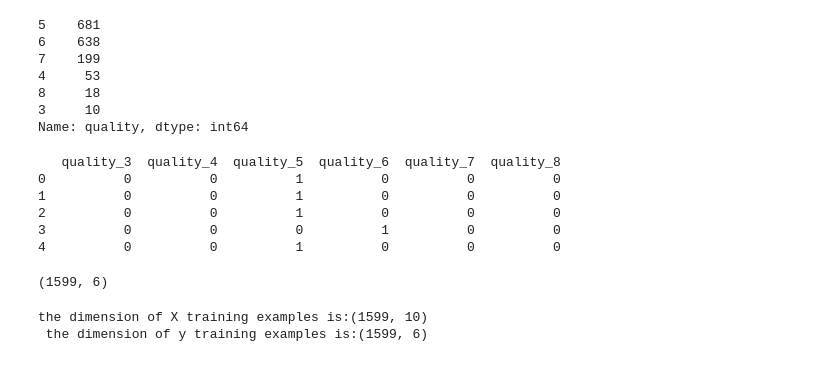
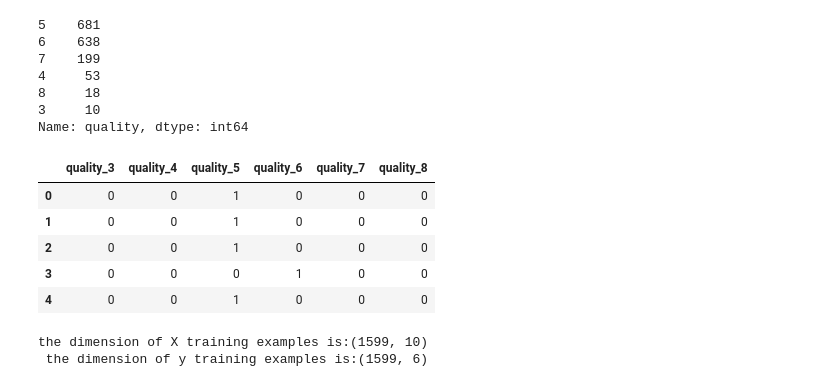
Before and after one commit to yixin0829/multi-label-wine-quality-classification, a Jupyter notebook: Wine_Quality_Classification.ipynb, the cells around one changed output. Drawn from its saved outputs; the diff is of its cells as text; code cells hidden in the pictures.

```diff
--- a/Wine_Quality_Classification.ipynb
+++ b/Wine_Quality_Classification.ipynb
@@ -221,19 +257,15 @@ Name: quality, dtype: int64
 # %%
 # instead of using sklearn.preprocessing -> OneHotEncoder class (which require to convert pandas dataframe to numpy array)
 # We use pandas' get_dummies method, notice the prefix param makes the resulted one hot key encoded matrix more readable
 one_hot_label = pd.get_dummies(wine_df.quality, prefix='quality')
-print(one_hot_label.head())
+one_hot_label.head()
 # %% [output]
-   quality_3  quality_4  quality_5  quality_6  quality_7  quality_8
-0          0          0          1          0          0          0
-1          0          0          1          0          0          0
-2          0          0          1          0          0          0
-3          0          0          0          1          0          0
-4          0          0          1          0          0          0
+|  | quality_3 | quality_4 | quality_5 | quality_6 | quality_7 | quality_8 |
+| 0 | 0 | 0 | 1 | 0 | 0 | 0 |
+| 1 | 0 | 0 | 1 | 0 | 0 | 0 |
+| 2 | 0 | 0 | 1 | 0 | 0 | 0 |
+| 3 | 0 | 0 | 0 | 1 | 0 | 0 |
+| 4 | 0 | 0 | 1 | 0 | 0 | 0 |
-# %%
-one_hot.shape
-# %% [output]
-(1599, 6)
 # %%
 # .values Return a Numpy representation of the DataFrame
 X = wine_df.iloc[:, :-1].to_numpy()
```
Also changed, not shown: parts of 17 cells of this notebook.
